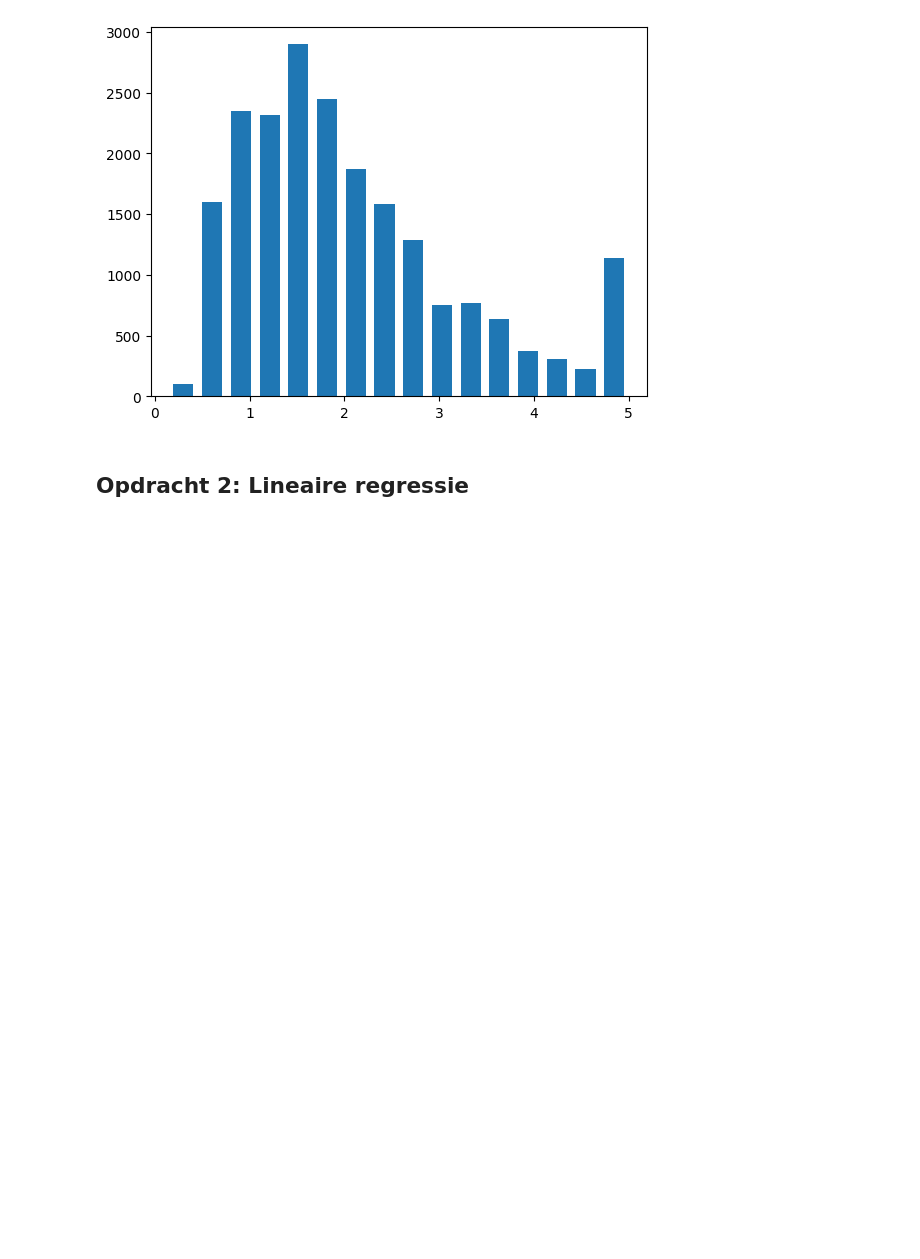
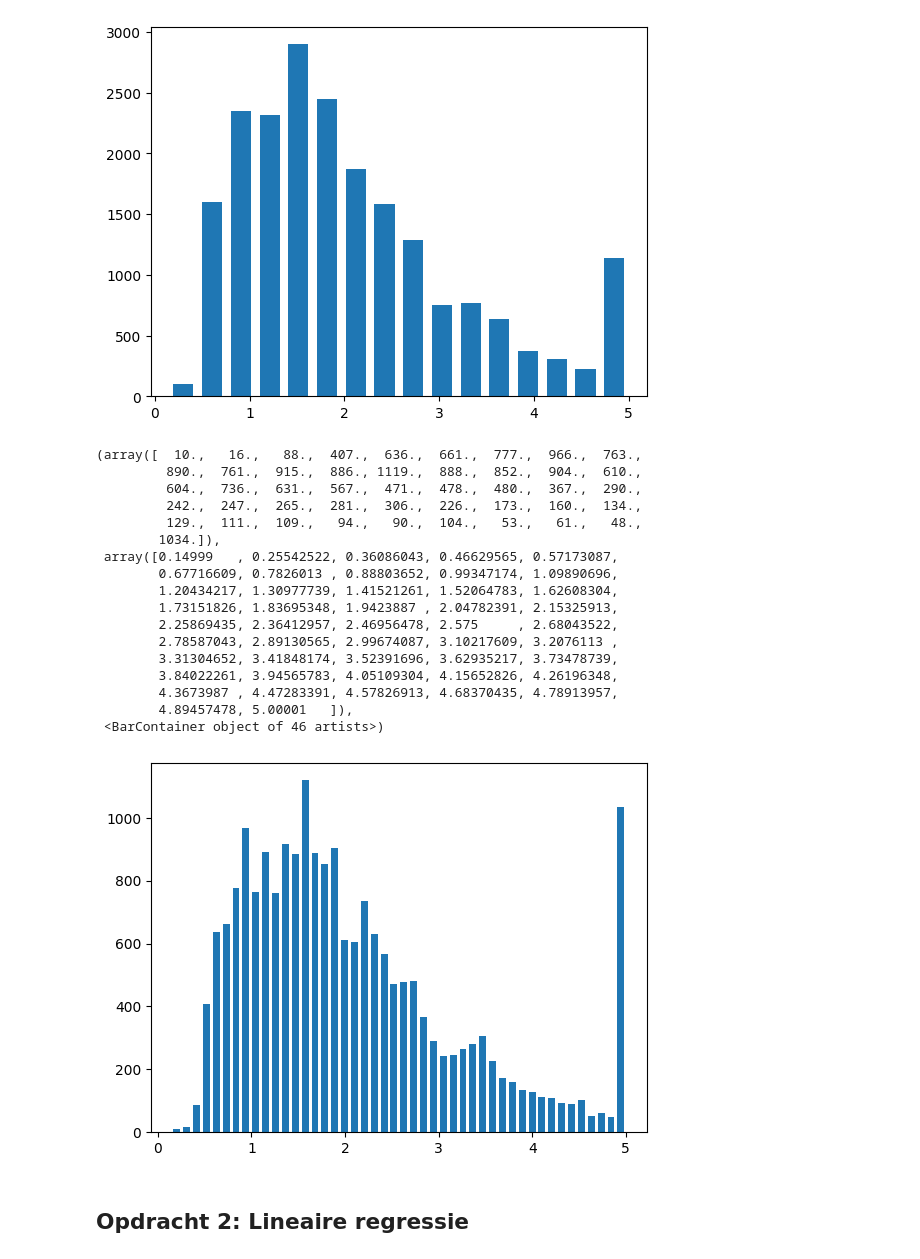
Before and after one commit to graatje/Machine-Learning, a Jupyter notebook: docs/files/intro notebook en sklearn.ipynb, the cells around one changed output. Saved outputs shown, nothing was run; the diff lists cells and outputs as text; code cells hidden in the pictures; blank space fills up the shorter version.

```diff
--- a/docs/files/intro notebook en sklearn.ipynb
+++ b/docs/files/intro notebook en sklearn.ipynb
@@ -92,10 +92,33 @@ plt.hist(y, bins=optimal_bins, rwidth=0.7, range=(min_value, max_value))
 # %%
 # histogram met Freedman-Diaconis rule
 
 # clear previous plot if any
 plt.clf()
-
-# YOUR CODE HERE
+# get the quantiles
+q1, q3 = np.quantile(y, [0.25, 0.75])
+iqr = q3 - q1
+bin_width = (2 * iqr) / (len(y) ** (1 / 3))
+optimal_bins = int(np.ceil((max_value - min_value) / bin_width))
+plt.hist(y, bins=optimal_bins, rwidth=0.7, range=(min_value, max_value))
+# %% [output]
+(array([  10.,   16.,   88.,  407.,  636.,  661.,  777.,  966.,  763.,
+         890.,  761.,  915.,  886., 1119.,  888.,  852.,  904.,  610.,
+         604.,  736.,  631.,  567.,  471.,  478.,  480.,  367.,  290.,
+         242.,  247.,  265.,  281.,  306.,  226.,  173.,  160.,  134.,
+         129.,  111.,  109.,   94.,   90.,  104.,   53.,   61.,   48.,
+        1034.]),
+ array([0.14999   , 0.25542522, 0.36086043, 0.46629565, 0.57173087,
+        0.67716609, 0.7826013 , 0.88803652, 0.99347174, 1.09890696,
+        1.20434217, 1.30977739, 1.41521261, 1.52064783, 1.62608304,
+        1.73151826, 1.83695348, 1.9423887 , 2.04782391, 2.15325913,
+        2.25869435, 2.36412957, 2.46956478, 2.575     , 2.68043522,
+        2.78587043, 2.89130565, 2.99674087, 3.10217609, 3.2076113 ,
+        3.31304652, 3.41848174, 3.52391696, 3.62935217, 3.73478739,
+        3.84022261, 3.94565783, 4.05109304, 4.15652826, 4.26196348,
+        4.3673987 , 4.47283391, 4.57826913, 4.68370435, 4.78913957,
+        4.89457478, 5.00001   ]),
+ <BarContainer object of 46 artists>)
+[figure, added]
 # %% [markdown]
 ## Opdracht 2: Lineaire regressie
 # %% [markdown]
```
Also changed, not shown: parts of 4 cells of this notebook.
